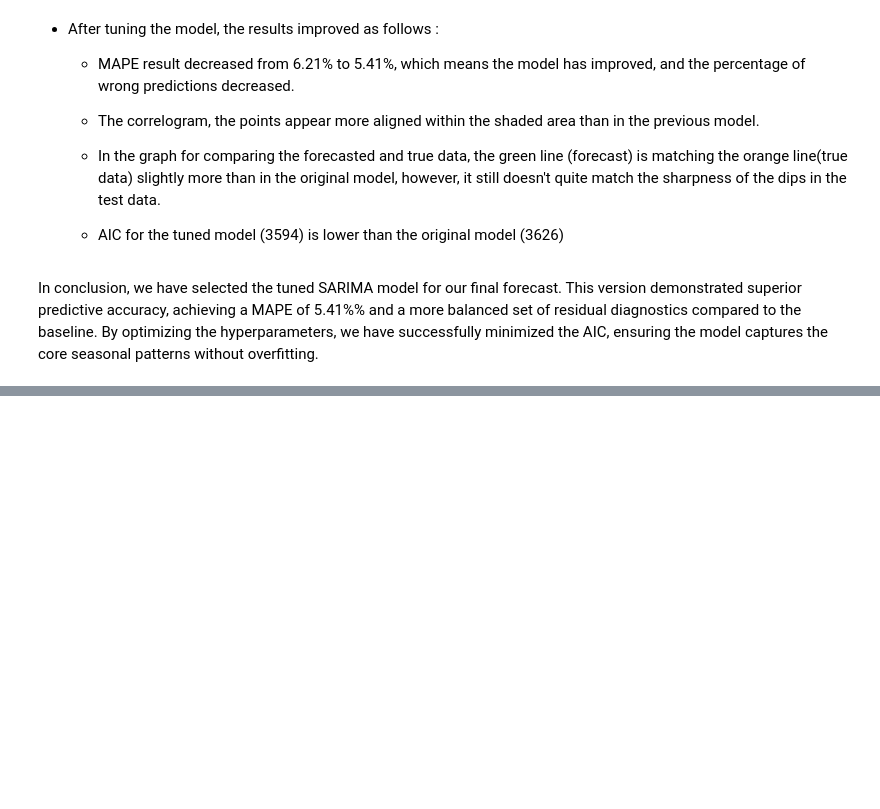
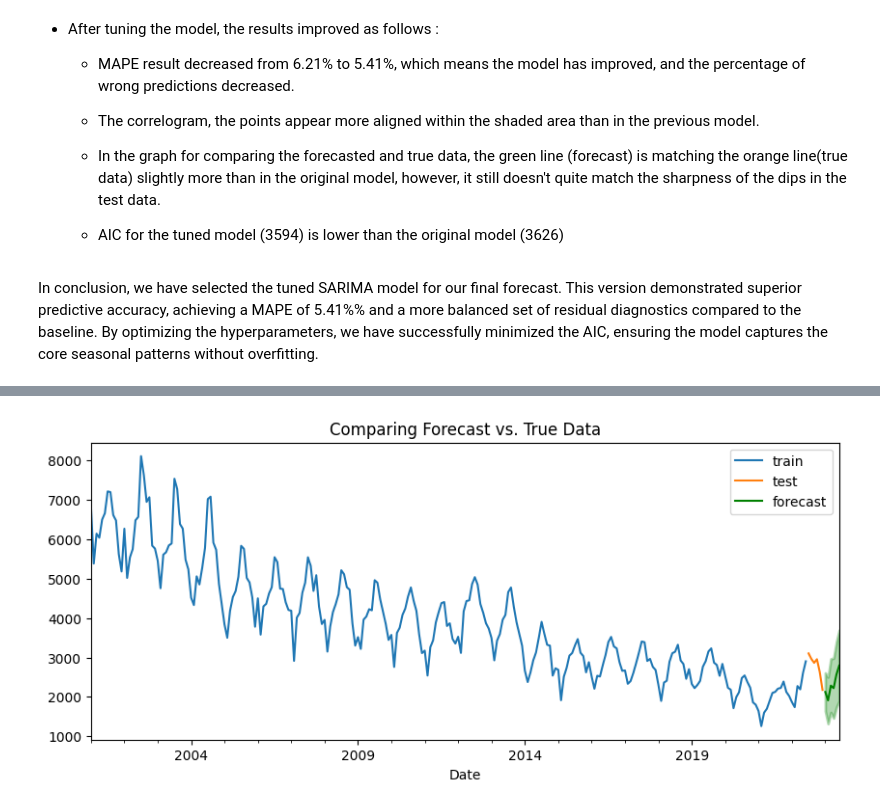
Before and after one commit to Hibashanti/Time-Series-Analysis, a Jupyter notebook: Chicago_Crimes_Core.ipynb, the cells around one changed output, grey strips where cells are left out. Cells and saved outputs as stored; diff of their text form; code cells hidden in the pictures; blank space fills up the shorter version.

```diff
--- a/Chicago_Crimes_Core.ipynb
+++ b/Chicago_Crimes_Core.ipynb
@@ -840,3 +837,15 @@ ax=sarima_2.plot_diagnostics();
   - AIC for the tuned model (3594) is lower than the original model (3626)
 # %% [markdown]
 In conclusion, we have selected the tuned SARIMA model for our final forecast. This version demonstrated superior predictive accuracy, achieving a MAPE of 5.41%% and a more balanced set of residual diagnostics compared to the baseline. By optimizing the hyperparameters, we have successfully minimized the AIC, ensuring the model captures the core seasonal patterns without overfitting.
+# %%
+# Get forecasts for the comming 6 month using the tuned model
+p=0
+d=1
+q=1
+P=1
+D=0
+Q=2
+m=12
+df_sarima=tsa.ARIMA(Theft_monthly,order=(p,d,q),seasonal_order=(P,D,Q,m)).fit()
+df_sarima_forecast=df_sarima.get_forecast(steps=6).summary_frame()
+df_sarima_forecast
@@ -842,0 +860,5 @@ In conclusion, we have selected the tuned SARIMA model for our final forecast. T
+# %%
+# Plot the data
+ax=plot_forecast(train,test,df_sarima_forecast)
+# %% [output]
+[figure, added]
```
Also changed, not shown: parts of 8 cells of this notebook.
